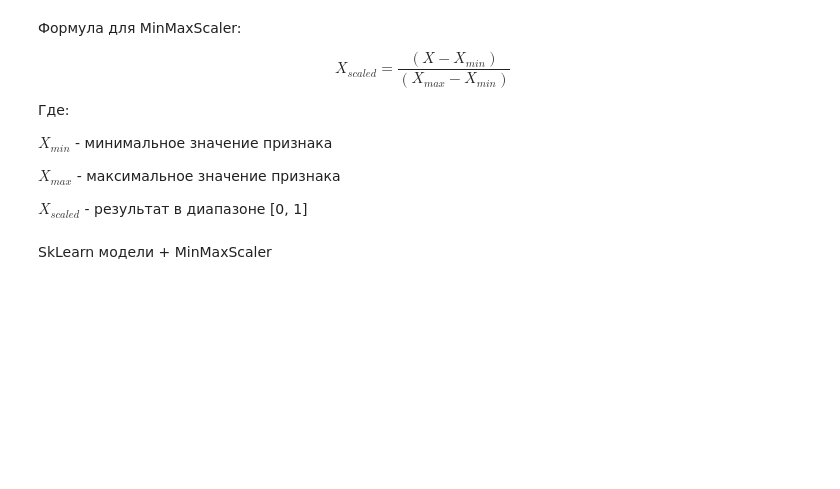
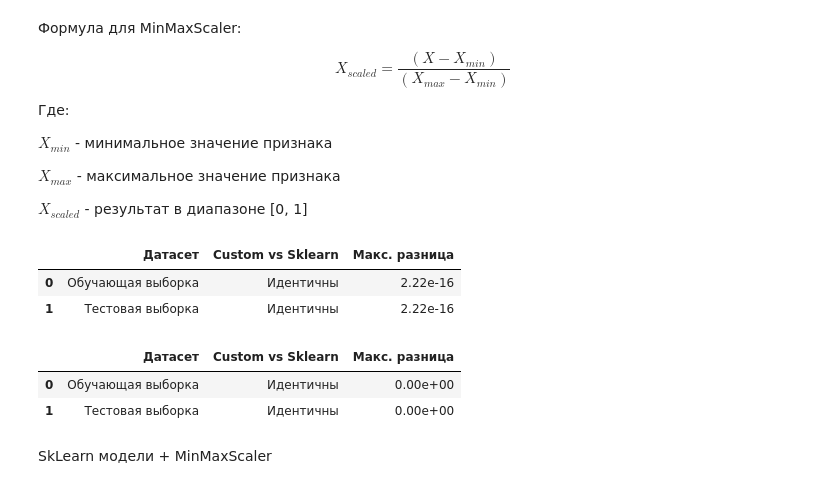
Before and after one commit to VadimGushchin/supervisedlinearregression, a Jupyter notebook: src/ML2.ipynb, the cells around one changed output. Drawn from its saved outputs; the diff is of its cells as text; code cells hidden in the pictures; blank space fills up the shorter version.

```diff
--- a/src/ML2.ipynb
+++ b/src/ML2.ipynb
@@ -375,5 +413,7 @@ df_train_no_outliers["features"]
 from columns_proicessing_pipeline import columns_processing_pipeline
 
 df_train, df_val, df_test = columns_processing_pipeline(
-    df_train=df_train_no_outliers, df_val=df_val_no_outliers, df_test=df_test_raw
+    df_train=df_train_no_outliers,
+    df_val=df_val_no_outliers,
+    df_test=df_test_raw,
 )
@@ -562,27 +848,33 @@ X_val_minmaxed_sklearn = sklearn_minmax.transform(X_val)
 # %%
 minmax_identity_df = pd.DataFrame(
     {
         "Датасет": ["Обучающая выборка", "Тестовая выборка"],
         "Custom vs Sklearn": [
             (
                 "Идентичны"
-                if np.allclose(X_train_minmaxed_custom, X_train_minmaxed_sklearn)
+                if np.allclose(
+                    X_train_minmaxed_custom, X_train_minmaxed_sklearn
+                )
                 else "Различаются"
             ),
             (
                 "Идентичны"
                 if np.allclose(X_val_minmaxed_custom, X_val_minmaxed_sklearn)
                 else "Различаются"
             ),
         ],
         "Макс. разница": [
             f"{np.max(np.abs(X_train_minmaxed_custom - X_train_minmaxed_sklearn)):.2e}",
             f"{np.max(np.abs(X_val_minmaxed_custom - X_val_minmaxed_sklearn)):.2e}",
         ],
     }
 )
 
 minmax_identity_df
+# %% [output]
+|  | Датасет | Custom vs Sklearn | Макс. разница |
+| 0 | Обучающая выборка | Идентичны | 2.22e-16 |
+| 1 | Тестовая выборка | Идентичны | 2.22e-16 |
 # %%
 custom_standard = my_Scalers.CustomStandardScaler()
 X_train_standard_custom = custom_standard.fit_transform(X_train)
@@ -599,7 +891,9 @@ std_identity_df = pd.DataFrame(
         "Custom vs Sklearn": [
             (
                 "Идентичны"
-                if np.allclose(X_train_standard_custom, X_train_standard_sklearn)
+                if np.allclose(
+                    X_train_standard_custom, X_train_standard_sklearn
+                )
                 else "Различаются"
             ),
             (
@@ -616,3 +910,7 @@ std_identity_df = pd.DataFrame(
 )
 
 std_identity_df
+# %% [output]
+|  | Датасет | Custom vs Sklearn | Макс. разница |
+| 0 | Обучающая выборка | Идентичны | 0.00e+00 |
+| 1 | Тестовая выборка | Идентичны | 0.00e+00 |
```
Also changed, not shown: parts of 57 cells of this notebook, 10 other files.
